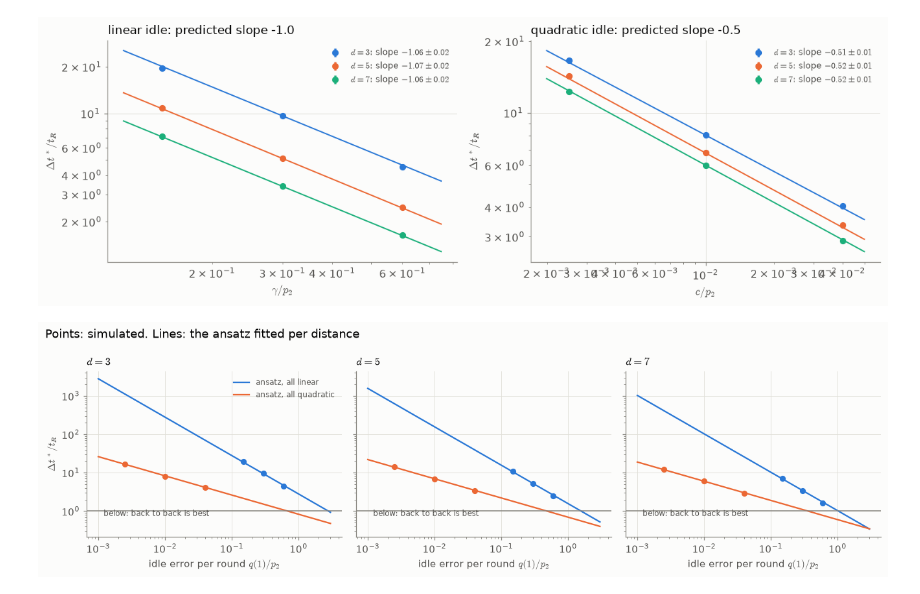
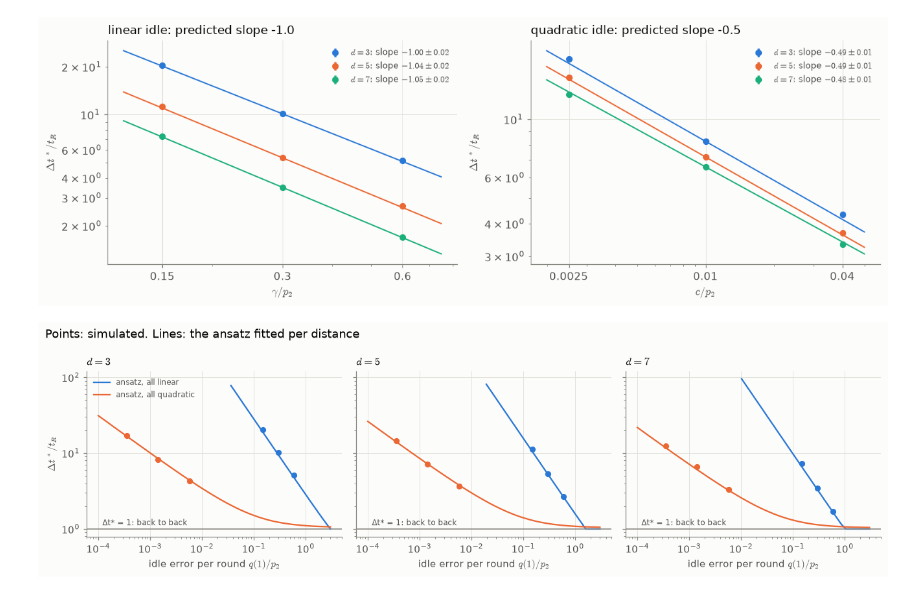
Before and after one commit to hvermaQ/qec-timing-submission, a Jupyter notebook: notebooks/07_dt_star_vs_idle_strength.ipynb, the cells around one changed output. Saved outputs shown, nothing was run; the diff lists cells and outputs as text; code cells hidden in the pictures.

```diff
--- a/notebooks/07_dt_star_vs_idle_strength.ipynb
+++ b/notebooks/07_dt_star_vs_idle_strength.ipynb
@@ -18,7 +24,8 @@ from qec_timing import plotting as P
 P.style()
 R = Path("..") / "results"
 # %%
-isc = json.loads((R / "idle_scaling" / "idle_scaling.json").read_text())
+isc = json.loads((R / "idle_scaling" / "idle_scaling_uniform.json").read_text())
+ref = json.loads((R / "idle_scaling" / "idle_scaling.json").read_text())   # data-only idle
 for r in isc["rows"]:
     s, f = r["slopes"], r["ansatz"]
     print(f"d={r['d']}: slope linear {s['lin']['slope']:.3f} ± {s['lin']['se']:.3f} (predicted -1), "
@@ -30,0 +38,9 @@ d=7: slope linear -1.060 ± 0.020 (predicted -1), quadratic -0.522 ± 0.010 (pre
+# %%
+# Idle on every qubit against idle on the data only (the original repo's setup), same seeds.
+print(f"{'d':>2} {'idle':<12}{'data only':>10}{'every qubit':>13}{'change':>8}")
+for r, r0 in zip(isc["rows"], ref["rows"]):
+    pairs = [(f"{c['family']} {c['value']:g}", c0["optimum"]["dt_star"], c["optimum"]["dt_star"])
+             for c, c0 in zip(r["curves"], r0["curves"])]
+    pairs.append(("mixed (held)", r0["held_out"]["optimum"]["dt_star"], r["held_out"]["optimum"]["dt_star"]))
+    for lab, a, b in pairs:
+        print(f"{r['d']:>2} {lab:<12}{a:>10.2f}{b:>13.2f}{b / a - 1:>+8.0%}")
@@ -40,28 +74,32 @@ for ax, fam, xlab, pred in ((axes[0], "lin", r"$\gamma / p_2$", -1.0), (axes[1],
         m = r["slopes"][fam]["slope"]; xs = np.geomspace(x.min() * 0.8, x.max() * 1.25, 20)
         ax.plot(xs, y[1] * (xs / x[1]) ** m, "-", color=P.D_COLOR[r["d"]], lw=1.2)
     ax.set_xscale("log"); ax.set_yscale("log"); ax.legend(fontsize=8)
+    ax.set_xticks(x, [f"{v:g}" for v in x]); ax.xaxis.set_minor_formatter(plt.NullFormatter())
     ax.set_xlabel(xlab); ax.set_ylabel(r"$\Delta t^* / t_R$")
     ax.set_title(f"{'linear' if fam == 'lin' else 'quadratic'} idle: predicted slope {pred}", loc="left")
 fig.tight_layout()
 P.save(fig, "07_dt_star_vs_idle_strength_1")
 # %% [output]
-[figure, old version]
+[figure, new version]
 # %%
+from qec_timing.studies.idle_scaling import q_idle
+place, p2, T_ = isc["setup"]["placement"], isc["setup"]["p2"], isc["setup"]["T"]
 fig, axes = plt.subplots(1, len(isc["rows"]), figsize=(4 * len(isc["rows"]), 3.6), sharey=True)
 for ax, r in zip(np.atleast_1d(axes), isc["rows"]):
     for fam, col in (("lin", P.SERIES[0]), ("quad", P.SERIES[1])):
-        F = r["formula"][fam]
+        F = [q for q in r["formula"][fam] if q["dt_star"] < T_ / 2]      # inside a run of T = 192 t_R
         ax.plot([q["q_over_p2"] for q in F], [q["dt_star"] for q in F], "-", color=col, lw=1.5,
                 label=f"ansatz, all {'linear' if fam == 'lin' else 'quadratic'}")
         cs = [c for c in r["curves"] if c["family"] == fam]
-        q1 = [(c["value"] if fam == "lin" else np.sin(np.sqrt(c["value"] * 5e-3)) ** 2 / 5e-3) for c in cs]
+        q1 = [float(q_idle(1.0, *((c["value"] * p2, 0.0) if fam == "lin" else (0.0, c["value"] * p2)), place)) / p2
+              for c in cs]
         ax.plot(q1, [c["optimum"]["dt_star"] for c in cs], "o", color=col, ms=5)
-    ax.axhline(1, color=P.MUTED, lw=1); ax.text(1.2e-3, 0.75, "below: back to back is best", color=P.INK_2, fontsize=8)
+    ax.axhline(1, color=P.MUTED, lw=1); ax.text(1.2e-4, 1.12, "Δt* = 1: back to back", color=P.INK_2, fontsize=8)
     ax.set_xscale("log"); ax.set_yscale("log"); ax.set_title(P.dl(r["d"]), loc="left")
     ax.set_xlabel(r"idle error per round $q(1) / p_2$")
 np.atleast_1d(axes)[0].set_ylabel(r"$\Delta t^* / t_R$"); np.atleast_1d(axes)[0].legend(fontsize=8)
 fig.suptitle("Points: simulated. Lines: the ansatz fitted per distance", x=0.01, ha="left")
 fig.tight_layout()
 P.save(fig, "07_dt_star_vs_idle_strength_2")
 # %% [output]
-[figure, old version]
+[figure, new version]
```
Also changed, not shown: parts of 8 cells of this notebook, 8 other files.
